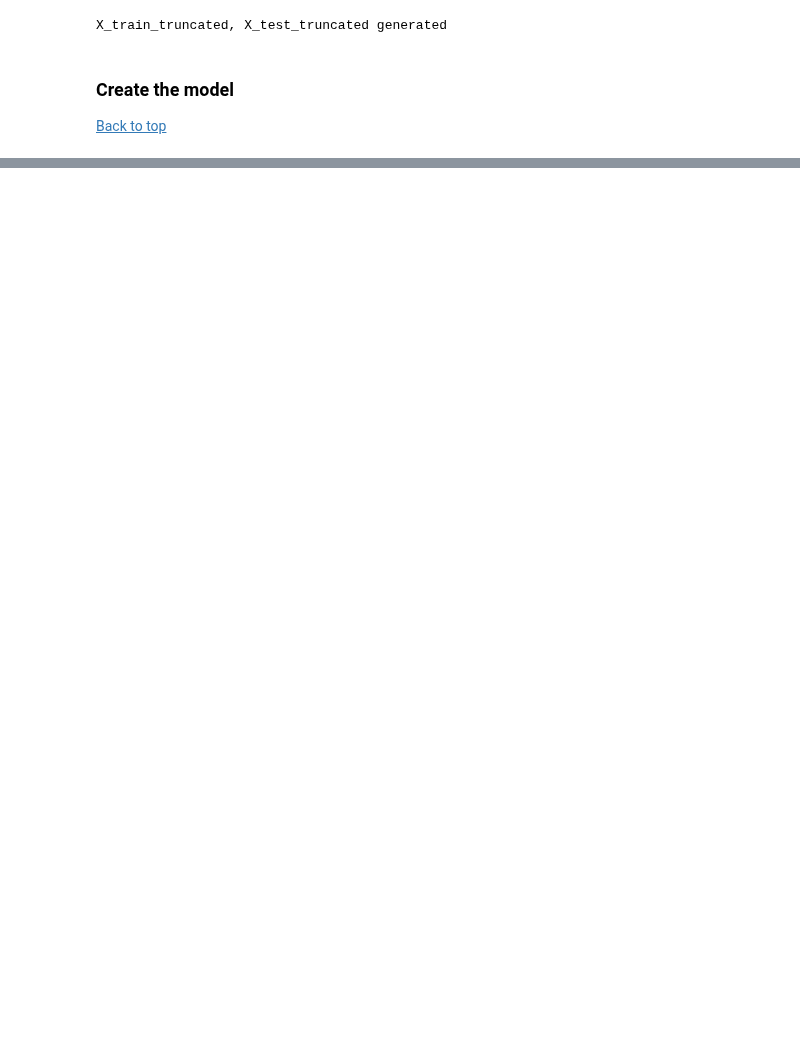
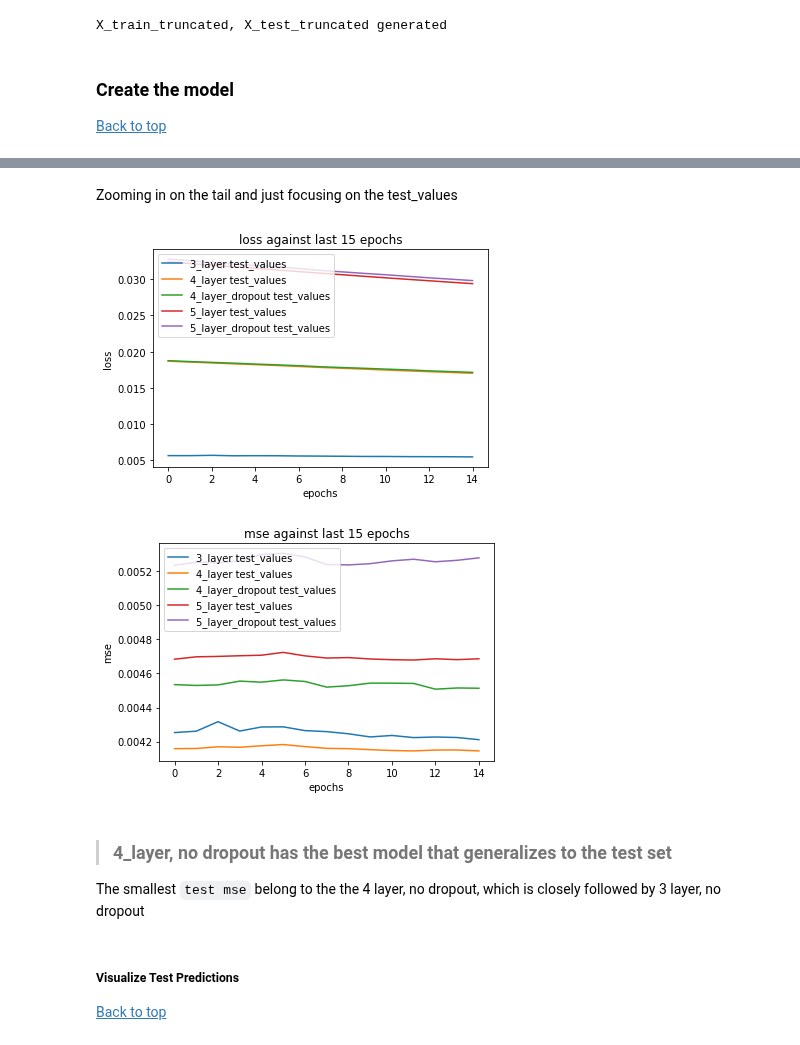
Before and after one commit to tanchuanxin/cz4042_assignment_1, a Jupyter notebook: 1b/assignment_1b_q3.ipynb, the cells around one changed output, grey strips where cells are left out. Cells and saved outputs as stored; diff of their text form; code cells hidden in the pictures; blank space fills up the shorter version.

````diff
--- a/1b/assignment_1b_q3.ipynb
+++ b/1b/assignment_1b_q3.ipynb
@@ -390,0 +484,24 @@ We continue to see dropout not working for us.
+# %% [markdown]
+Zooming in on the tail and just focusing on the test_values
+# %%
+for history_object in ['loss', 'mse']:
+    for model_name in histories_final.keys():
+        plt.plot(histories_final[model_name]['test_values'][history_object][-15:], label=model_name + ' ' + value_type)
+#         for value_type in histories_final[model_name].keys():
+#             plt.plot(histories_final[model_name][value_type][history_object][-15:], label=model_name + ' ' + value_type)
+
+    plt.title(history_object + ' against last 15 epochs')
+    plt.ylabel(history_object)
+    plt.xlabel('epochs')
+    plt.legend(loc="upper left")
+    plt.show()
+# %% [output]
+[figure, added]
+[figure, added]
+# %% [markdown]
+> ### 4_layer, no dropout has the best model that generalizes to the test set
+
+The smallest ```test mse``` belong to the the 4 layer, no dropout, which is closely followed by 3 layer, no dropout
+# %% [markdown]
+##### Visualize Test Predictions <a name="visualize_test_predictions"></a>
+[Back to top](#toc)
````
Also changed, not shown: parts of 72 cells of this notebook, 12 other files.
